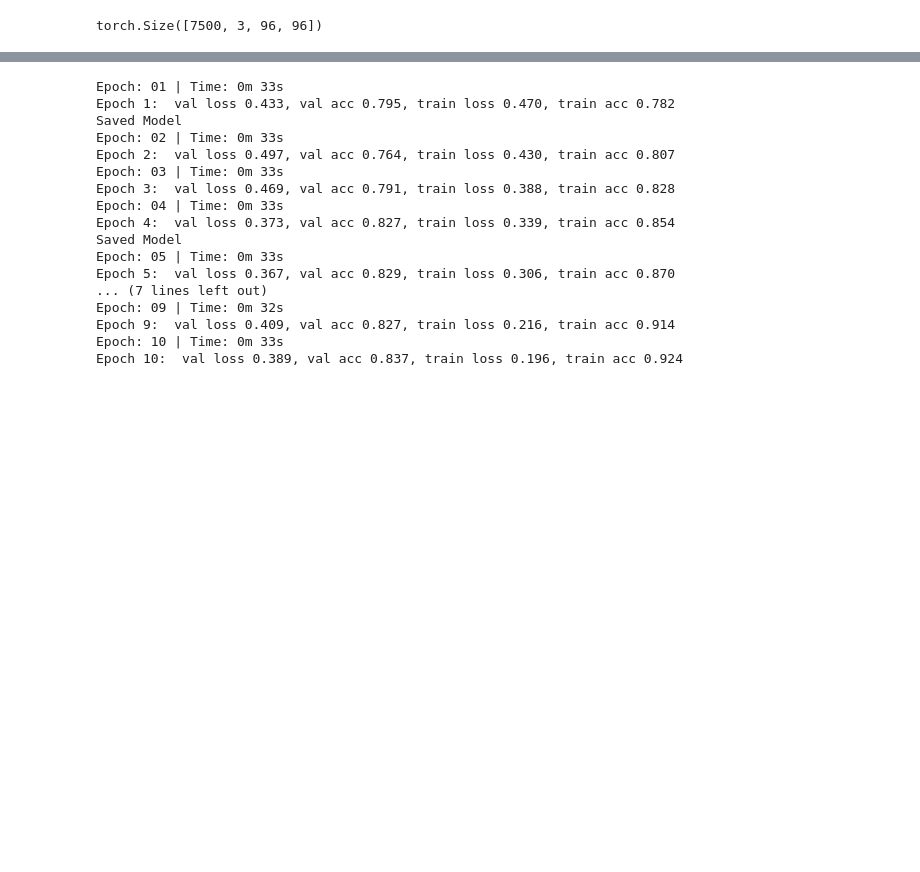
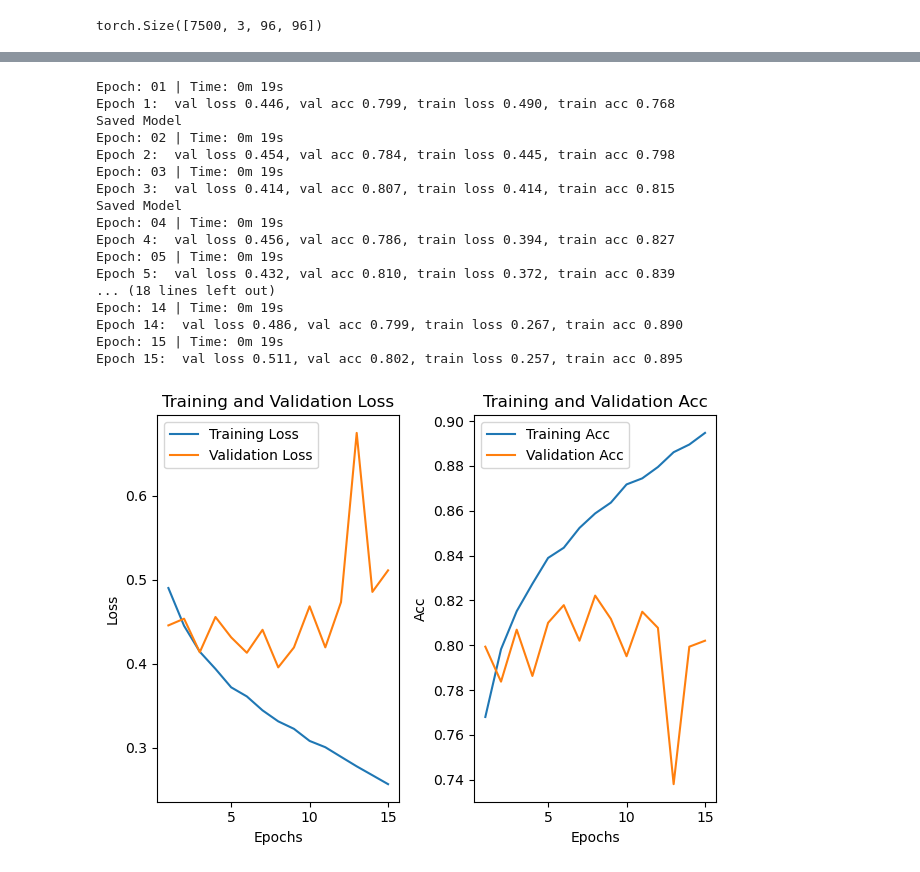
Before and after one commit to cs449w23/project-cs_get_degrees, a Jupyter notebook: CNN_rodney.ipynb, the cells around one changed output, grey strips where cells are left out. Cells and saved outputs as stored; diff of their text form; code cells hidden in the pictures; blank space fills up the shorter version.

```diff
--- a/CNN_rodney.ipynb
+++ b/CNN_rodney.ipynb
@@ -153,7 +174,10 @@ class LSTM(torch.nn.Module):
 # Define Meta Data
 device = torch.device('cuda:0' if torch.cuda.is_available() else 'cpu')
 display(device)
-batch_size = 32
+batch_size = 64
+initial_channel_size = 24
+lr=2.5e-5
+epochs=15
 train_x_path = "/kaggle/input/metastatic-tissue-classification-patchcamelyon/pcam/training_split.h5"
 train_y_path = "/kaggle/input/metastatic-tissue-classification-patchcamelyon/Labels/Labels/camelyonpatch_level_2_split_train_y.h5"
 val_x_path = "/kaggle/input/metastatic-tissue-classification-patchcamelyon/pcam/validation_split.h5"
@@ -263,7 +300,7 @@ def run_one_epoch(epoch_idx, cnn, model_out, optimizer, train_dataloader, val_da
     print(f'Epoch: {epoch_idx+1:02} | Time: {epoch_mins}m {epoch_secs}s')
     print(f"Epoch {epoch_idx + 1}:  val loss {val_loss :0.3f}, val acc {val_acc :0.3f}, train loss {train_loss :0.3f}, train acc {train_acc :0.3f}")
     # Detach tells torch to stop tracking a tensor's gradients
-    return train_acc, train_loss.detach(), val_acc,val_loss.detach()
+    return train_acc, train_loss.item(), val_acc,val_loss.item()
 # %%
 # Train the inputted Models
 def train(cnn, model_out, epochs, lr, cnn_name="model_cnn", model_out_name="model_out"):
@@ -280,8 +317,8 @@ def train(cnn, model_out, epochs, lr, cnn_name="model_cnn", model_out_name="mode
       val_accs.append(val_acc)
       val_losses.append(val_loss)
       if best_val_loss > val_loss:
-            torch.save(cnn, save_model_dir + cnn_name)
-            torch.save(model_out, save_model_dir + model_out_name)
+            torch.save(cnn.state_dict(), save_model_dir + cnn_name)
+            torch.save(model_out.state_dict(), save_model_dir + model_out_name)
             best_val_loss = val_loss
             print("Saved Model")
     return train_accs, train_losses, val_accs, val_losses
@@ -357,33 +360,37 @@ Epoch 10:  val loss 0.637, val acc 0.772, train loss 0.182, train acc 0.929
 # %%
 # init and train the LSTM model
-cnn_lstm = CNN()
-cnn_lstm.to(device)
-lstm = LSTM()
-lstm.to(device)
-epochs = 10
-lr = 1e-4
+def train_lstm(initial_channel_size=16, ,lr=2.5e-5, epochs=15):
+    cnn_lstm = CNN(initial_channel_size=initial_channel_size)
+    cnn_lstm.to(device)
+    lstm = LSTM(initial_channel_size=initial_channel_size)
+    lstm.to(device)
 
-lstm_train_accs, lstm_train_losses, lstm_val_accs, lstm_val_losses = train(cnn_lstm,
-                                                                           lstm,
-                                                                           epochs,
-                                                                           lr,
-                                                                           cnn_name="cnn_lstm",
-                                                                           model_out_name="model_out_lstm")
+    lstm_train_accs, lstm_train_losses, lstm_val_accs, lstm_val_losses = train(cnn_lstm,
+                                                                               lstm,
+                                                                               epochs,
+                                                                               lr,
+                                                                               cnn_name="cnn_lstm",
+                                                                               model_out_name="model_out_lstm")
+    print_model_performance(lstm_train_accs, lstm_train_losses, lstm_val_accs, lstm_val_losses)
-# %% [output]
-Epoch: 01 | Time: 0m 33s
-Epoch 1:  val loss 0.433, val acc 0.795, train loss 0.470, train acc 0.782
-Saved Model
-Epoch: 02 | Time: 0m 33s
-Epoch 2:  val loss 0.497, val acc 0.764, train loss 0.430, train acc 0.807
-Epoch: 03 | Time: 0m 33s
-Epoch 3:  val loss 0.469, val acc 0.791, train loss 0.388, train acc 0.828
-Epoch: 04 | Time: 0m 33s
-Epoch 4:  val loss 0.373, val acc 0.827, train loss 0.339, train acc 0.854
-Saved Model
-Epoch: 05 | Time: 0m 33s
-Epoch 5:  val loss 0.367, val acc 0.829, train loss 0.306, train acc 0.870
-... (7 lines left out)
-Epoch: 09 | Time: 0m 32s
-Epoch 9:  val loss 0.409, val acc 0.827, train loss 0.216, train acc 0.914
-Epoch: 10 | Time: 0m 33s
-Epoch 10:  val loss 0.389, val acc 0.837, train loss 0.196, train acc 0.924
+# %%
+# train fc
+train_fc(initial_channel_size=initial_channel_size, lr=lr, epochs=epochs)
+# %% [output]
+Epoch: 01 | Time: 0m 19s
+Epoch 1:  val loss 0.446, val acc 0.799, train loss 0.490, train acc 0.768
+Saved Model
+Epoch: 02 | Time: 0m 19s
+Epoch 2:  val loss 0.454, val acc 0.784, train loss 0.445, train acc 0.798
+Epoch: 03 | Time: 0m 19s
+Epoch 3:  val loss 0.414, val acc 0.807, train loss 0.414, train acc 0.815
+Saved Model
+Epoch: 04 | Time: 0m 19s
+Epoch 4:  val loss 0.456, val acc 0.786, train loss 0.394, train acc 0.827
+Epoch: 05 | Time: 0m 19s
+Epoch 5:  val loss 0.432, val acc 0.810, train loss 0.372, train acc 0.839
+... (18 lines left out)
+Epoch: 14 | Time: 0m 19s
+Epoch 14:  val loss 0.486, val acc 0.799, train loss 0.267, train acc 0.890
+Epoch: 15 | Time: 0m 19s
+Epoch 15:  val loss 0.511, val acc 0.802, train loss 0.257, train acc 0.895
+[figure, added]
```
Also changed, not shown: parts of 9 cells of this notebook.
